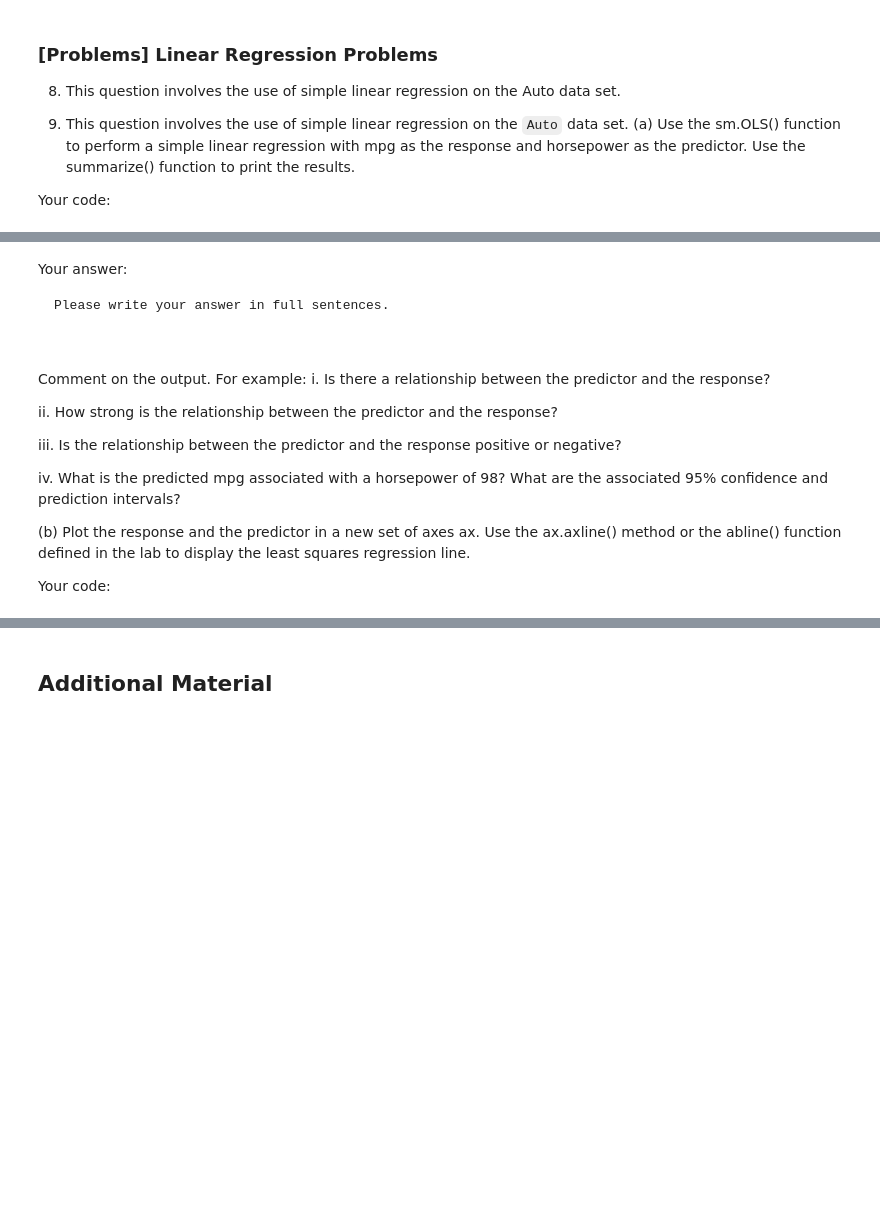
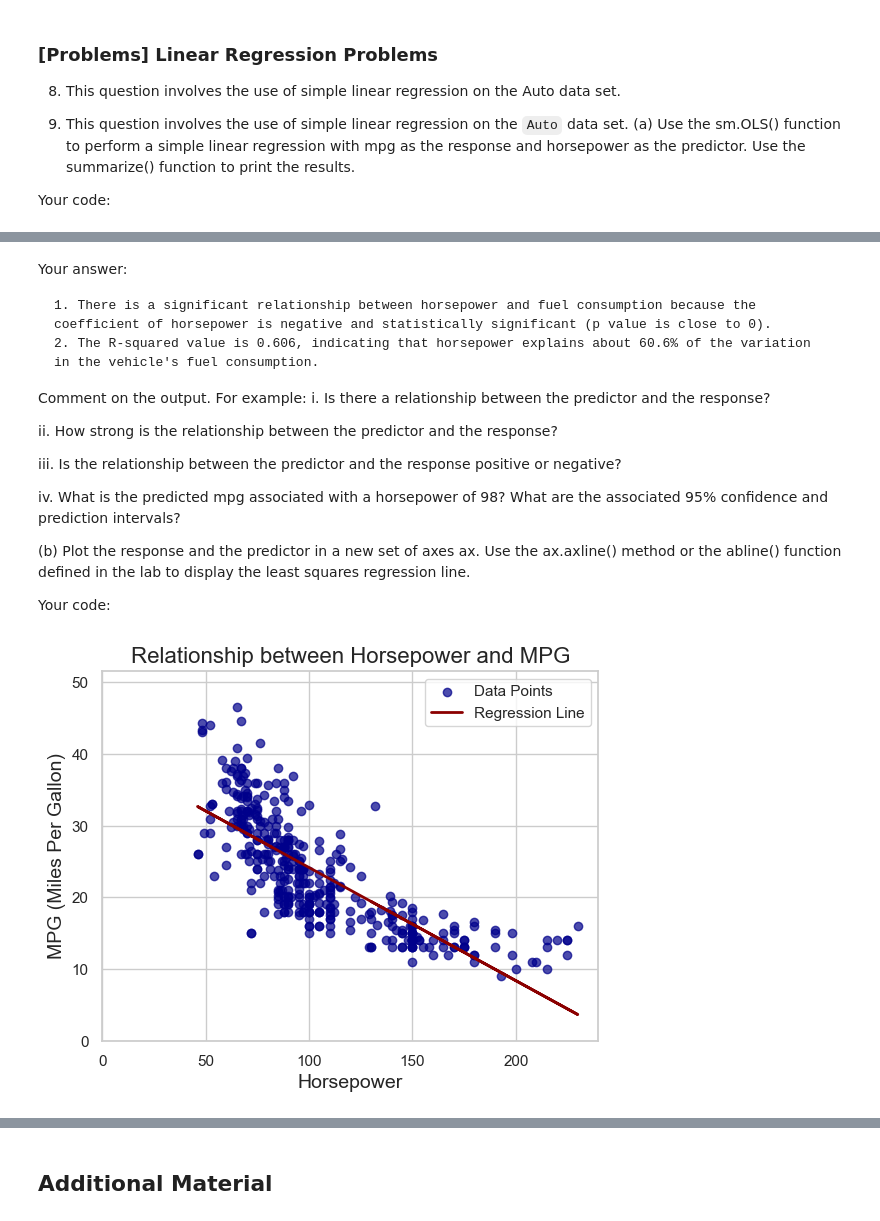
Before and after one commit to BU-MSSP-Classroom/ma679-spring2024-01-linear-regression-SCOTT07186, a Jupyter notebook: Ch3_Regression_Python.ipynb, the cells around one changed output, grey strips where cells are left out. Saved outputs shown, nothing was run; the diff lists cells and outputs as text; code cells hidden in the pictures; blank space fills up the shorter version.

```diff
--- a/Ch3_Regression_Python.ipynb
+++ b/Ch3_Regression_Python.ipynb
@@ -617,5 +610,19 @@ the summarize() function to print the results.
 
 Your code:
 # %%
-#
-#
+import pandas as pd
+import statsmodels.api as sm
+auto_data = pd.read_csv("Auto.csv")
+
+
+Y = auto_data['mpg']
+
+X = auto_data['horsepower']
+X = sm.add_constant(X)
+
+model = sm.OLS(Y, X)
+
+results = model.fit()
+
+
+print(results.summary())
@@ -623,9 +648,8 @@ Your code:
 Your answer:
 
 ~~~
-Please write your answer in full sentences.
-
-
+1. There is a significant relationship between horsepower and fuel consumption because the coefficient of horsepower is negative and statistically significant (p value is close to 0).
+2. The R-squared value is 0.606, indicating that horsepower explains about 60.6% of the variation in the vehicle's fuel consumption.
 ~~~
 
 
@@ -645,8 +669,39 @@ lab to display the least squares regression line.
 
 Your code:
 # %%
-#
-#
+import matplotlib.pyplot as plt
+import seaborn as sns
+
+
+sns.set(style="whitegrid")
+
+
+fig, ax = plt.subplots()
+ax.scatter(auto_data['horsepower'], auto_data['mpg'], color='darkblue', alpha=0.7, label='Data Points')
+
+
+slope = results.params['horsepower']
+intercept = results.params['const']
+x_vals = auto_data['horsepower']
+y_vals = intercept + slope * x_vals
+ax.plot(x_vals, y_vals, color='darkred', linewidth=2, label='Regression Line')
+
+
+ax.set_xlabel('Horsepower', fontsize=14)
+ax.set_ylabel('MPG (Miles Per Gallon)', fontsize=14)
+ax.set_title('Relationship between Horsepower and MPG', fontsize=16)
+
+
+ax.set_xlim(left=0, right=auto_data['horsepower'].max() + 10)
+ax.set_ylim(bottom=0, top=auto_data['mpg'].max() + 5)
+
+
+ax.legend()
+
+
+plt.show()
+# %% [output]
+[figure, added]
 # %% [markdown]
 Your answer:
 
```
Also changed, not shown: parts of 40 cells of this notebook, 2 other files.
